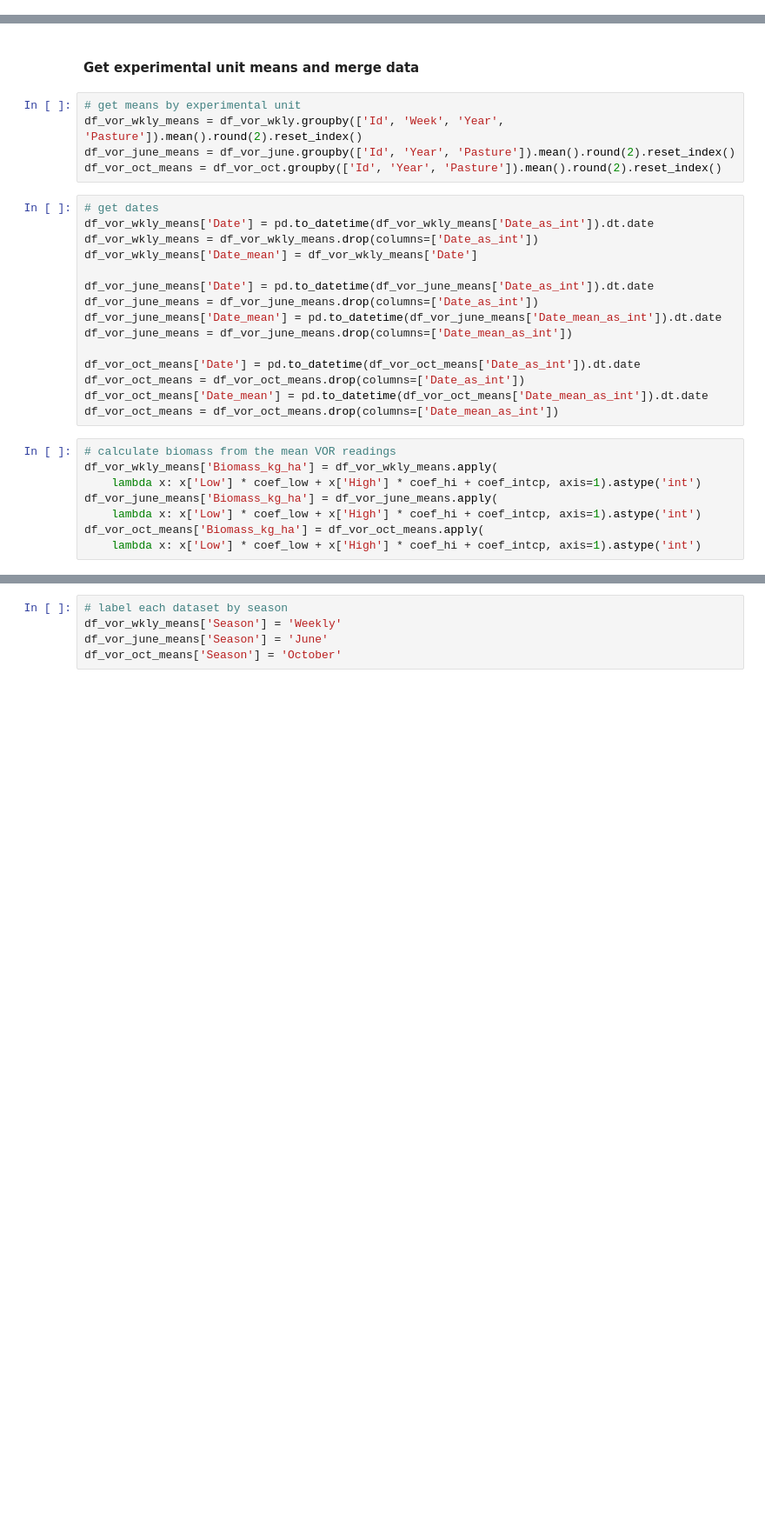
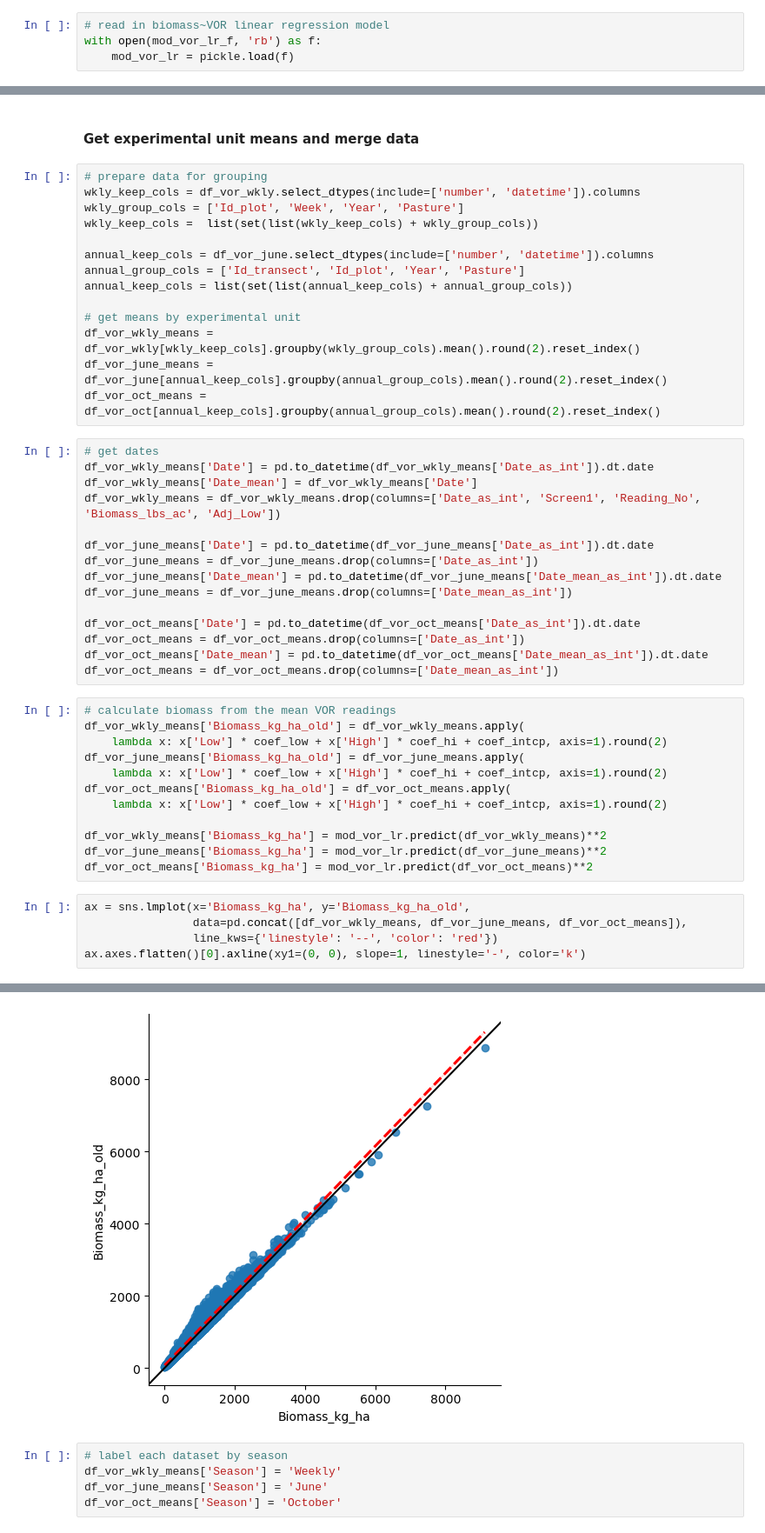
Before and after one commit to kearney-sp/cper_hls_veg_models, a Jupyter notebook: prep_data/prep_vor.ipynb, the cells around one changed output, grey strips where cells are left out. Shown at 87% size. Cells and saved outputs as stored; diff of their text form; blank space fills up the shorter version.

```diff
--- a/prep_data/prep_vor.ipynb
+++ b/prep_data/prep_vor.ipynb
@@ -105,6 +252,10 @@ df_vor_oct = pd.read_csv(vor_oct_f, usecols=np.arange(1, 20), engine='python')
 # read in shapefiles
 gdf_cper = gpd.read_file(cper_f)
 gdf_transects = gpd.read_file(transects_f)
+# %%
+# read in biomass~VOR linear regression model
+with open(mod_vor_lr_f, 'rb') as f:
+    mod_vor_lr = pickle.load(f)
 # %% [markdown]
 ##### Clean up and prepare transects
 # %%
@@ -374,15 +582,24 @@ df_vor_oct['Date_mean_as_int'] = df_vor_oct['Date_mean'].values.astype(np.int64)
 # %% [markdown]
 #### Get experimental unit means and merge data
 # %%
+# prepare data for grouping
+wkly_keep_cols = df_vor_wkly.select_dtypes(include=['number', 'datetime']).columns
+wkly_group_cols = ['Id_plot', 'Week', 'Year', 'Pasture']
+wkly_keep_cols =  list(set(list(wkly_keep_cols) + wkly_group_cols))
+
+annual_keep_cols = df_vor_june.select_dtypes(include=['number', 'datetime']).columns
+annual_group_cols = ['Id_transect', 'Id_plot', 'Year', 'Pasture']
+annual_keep_cols = list(set(list(annual_keep_cols) + annual_group_cols))
+
 # get means by experimental unit
-df_vor_wkly_means = df_vor_wkly.groupby(['Id', 'Week', 'Year', 'Pasture']).mean().round(2).reset_index()
-df_vor_june_means = df_vor_june.groupby(['Id', 'Year', 'Pasture']).mean().round(2).reset_index()
-df_vor_oct_means = df_vor_oct.groupby(['Id', 'Year', 'Pasture']).mean().round(2).reset_index()
+df_vor_wkly_means = df_vor_wkly[wkly_keep_cols].groupby(wkly_group_cols).mean().round(2).reset_index()
+df_vor_june_means = df_vor_june[annual_keep_cols].groupby(annual_group_cols).mean().round(2).reset_index()
+df_vor_oct_means = df_vor_oct[annual_keep_cols].groupby(annual_group_cols).mean().round(2).reset_index()
 # %%
 # get dates
 df_vor_wkly_means['Date'] = pd.to_datetime(df_vor_wkly_means['Date_as_int']).dt.date
-df_vor_wkly_means = df_vor_wkly_means.drop(columns=['Date_as_int'])
 df_vor_wkly_means['Date_mean'] = df_vor_wkly_means['Date']
+df_vor_wkly_means = df_vor_wkly_means.drop(columns=['Date_as_int', 'Screen1', 'Reading_No', 'Biomass_lbs_ac', 'Adj_Low'])
 
 df_vor_june_means['Date'] = pd.to_datetime(df_vor_june_means['Date_as_int']).dt.date
 df_vor_june_means = df_vor_june_means.drop(columns=['Date_as_int'])
@@ -395,9 +612,19 @@ df_vor_oct_means['Date_mean'] = pd.to_datetime(df_vor_oct_means['Date_mean_as_in
 df_vor_oct_means = df_vor_oct_means.drop(columns=['Date_mean_as_int'])
 # %%
 # calculate biomass from the mean VOR readings
-df_vor_wkly_means['Biomass_kg_ha'] = df_vor_wkly_means.apply(
-    lambda x: x['Low'] * coef_low + x['High'] * coef_hi + coef_intcp, axis=1).astype('int')
-df_vor_june_means['Biomass_kg_ha'] = df_vor_june_means.apply(
-    lambda x: x['Low'] * coef_low + x['High'] * coef_hi + coef_intcp, axis=1).astype('int')
-df_vor_oct_means['Biomass_kg_ha'] = df_vor_oct_means.apply(
-    lambda x: x['Low'] * coef_low + x['High'] * coef_hi + coef_intcp, axis=1).astype('int')
+df_vor_wkly_means['Biomass_kg_ha_old'] = df_vor_wkly_means.apply(
+    lambda x: x['Low'] * coef_low + x['High'] * coef_hi + coef_intcp, axis=1).round(2)
+df_vor_june_means['Biomass_kg_ha_old'] = df_vor_june_means.apply(
+    lambda x: x['Low'] * coef_low + x['High'] * coef_hi + coef_intcp, axis=1).round(2)
+df_vor_oct_means['Biomass_kg_ha_old'] = df_vor_oct_means.apply(
+    lambda x: x['Low'] * coef_low + x['High'] * coef_hi + coef_intcp, axis=1).round(2)
+
+df_vor_wkly_means['Biomass_kg_ha'] = mod_vor_lr.predict(df_vor_wkly_means)**2
+df_vor_june_means['Biomass_kg_ha'] = mod_vor_lr.predict(df_vor_june_means)**2
+df_vor_oct_means['Biomass_kg_ha'] = mod_vor_lr.predict(df_vor_oct_means)**2
+# %%
+ax = sns.lmplot(x='Biomass_kg_ha', y='Biomass_kg_ha_old',
+                data=pd.concat([df_vor_wkly_means, df_vor_june_means, df_vor_oct_means]),
+                line_kws={'linestyle': '--', 'color': 'red'})
+ax.axes.flatten()[0].axline(xy1=(0, 0), slope=1, linestyle='-', color='k')
+# %% [output]
@@ -404,3 +632,4 @@ df_vor_oct_means['Biomass_kg_ha'] = df_vor_oct_means.apply(
+[figure, added]
 # %%
 # label each dataset by season
 df_vor_wkly_means['Season'] = 'Weekly'
```
Also changed, not shown: parts of 22 cells of this notebook, 28 other files.
